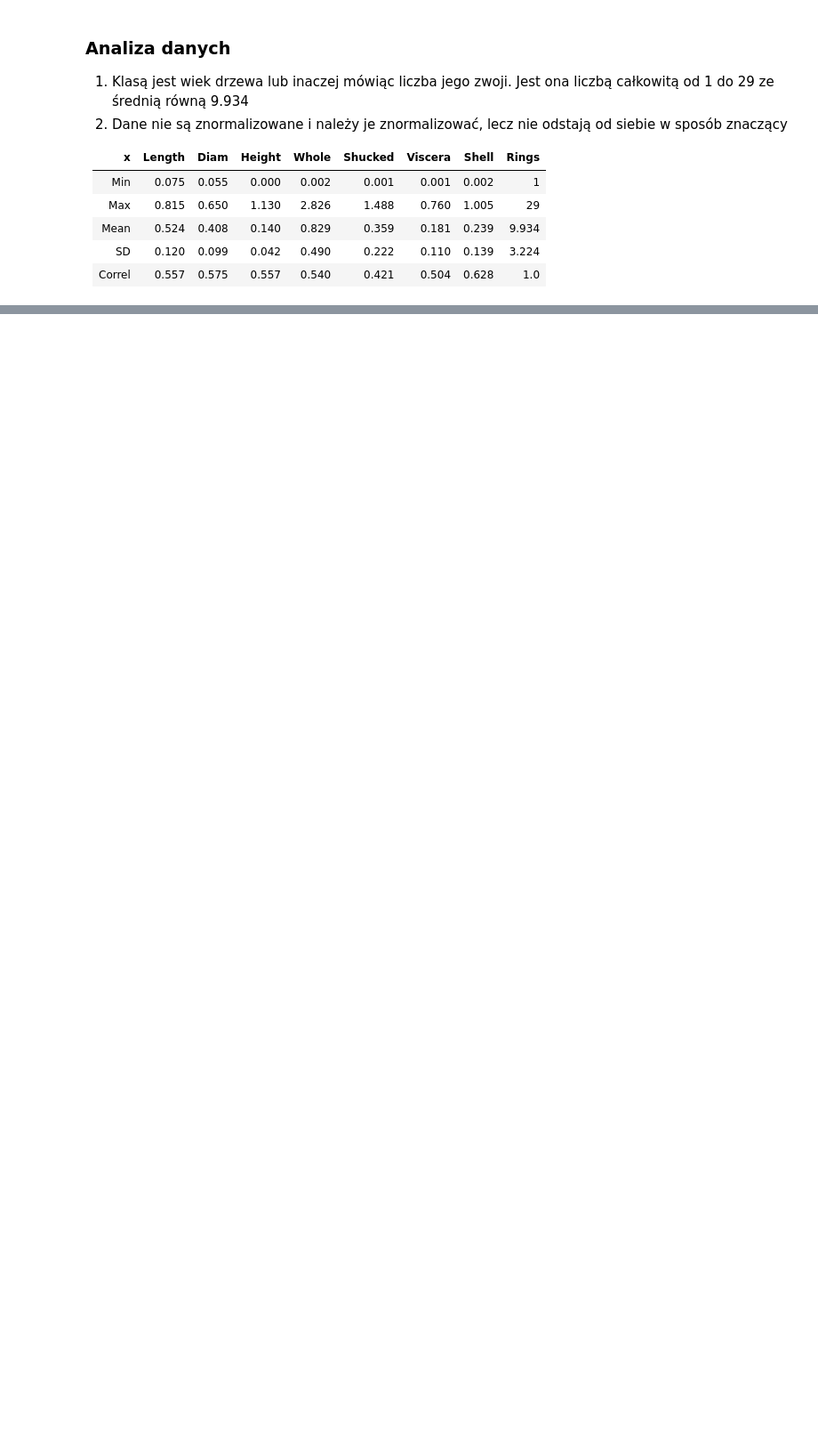
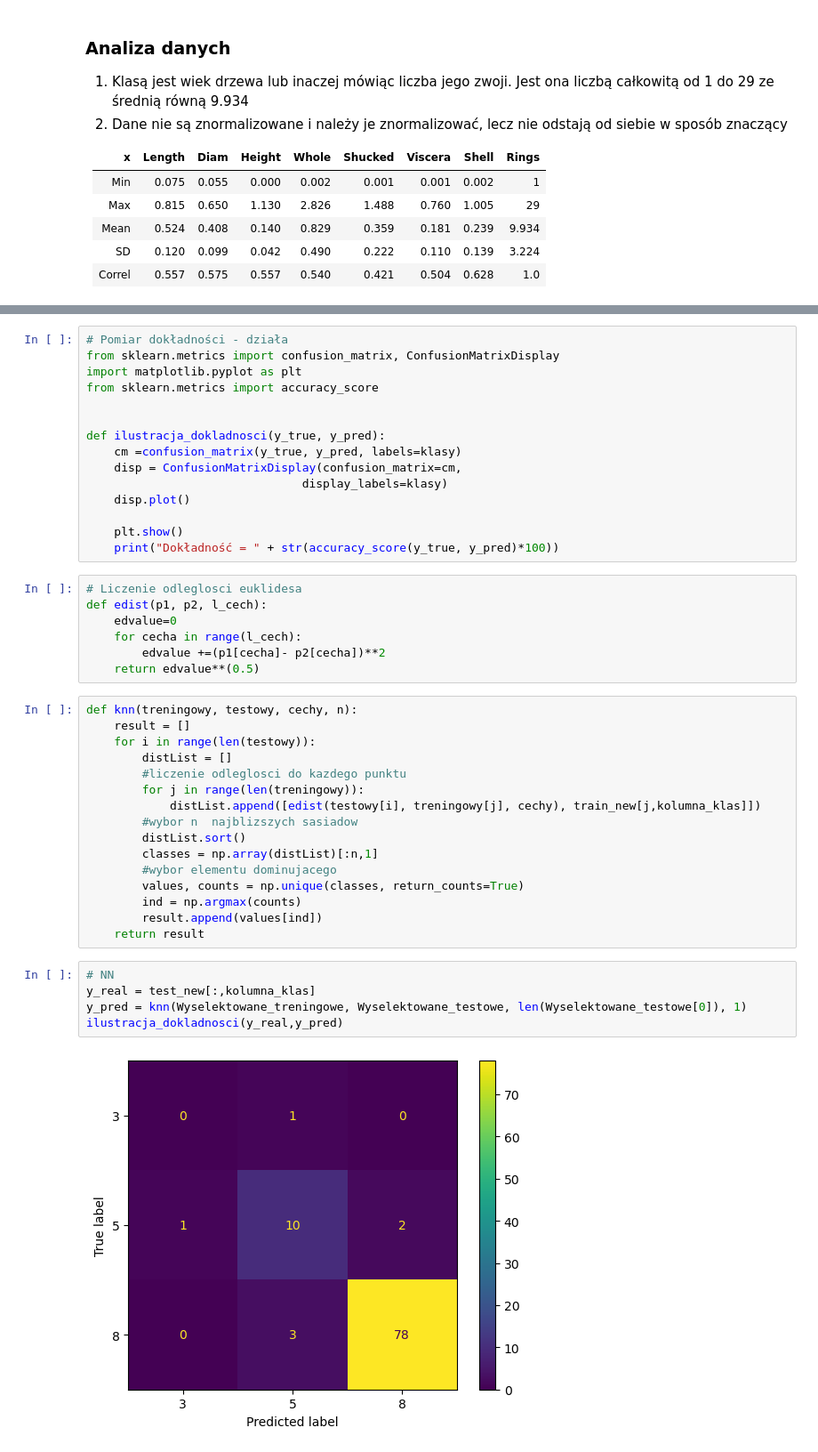
Before and after one commit to 249854KB/Statystyczne-metody-przetwarzania-danych, a Jupyter notebook: Lab6/Lab06.ipynb, the cells around one changed output, grey strips where cells are left out. Shown at 89% size. Saved outputs shown, nothing was run; the diff lists cells and outputs as text; blank space fills up the shorter version.

```diff
--- a/Lab6/Lab06.ipynb
+++ b/Lab6/Lab06.ipynb
@@ -136,0 +159,45 @@ print(len(test))
+# %%
+# Pomiar dokładności - działa
+from sklearn.metrics import confusion_matrix, ConfusionMatrixDisplay
+import matplotlib.pyplot as plt
+from sklearn.metrics import accuracy_score
+
+
+def ilustracja_dokladnosci(y_true, y_pred):
+    cm =confusion_matrix(y_true, y_pred, labels=klasy)
+    disp = ConfusionMatrixDisplay(confusion_matrix=cm,
+                               display_labels=klasy)
+    disp.plot()
+
+    plt.show()
+    print("Dokładność = " + str(accuracy_score(y_true, y_pred)*100))
+# %%
+# Liczenie odleglosci euklidesa
+def edist(p1, p2, l_cech):
+    edvalue=0
+    for cecha in range(l_cech):
+        edvalue +=(p1[cecha]- p2[cecha])**2
+    return edvalue**(0.5)
+# %%
+def knn(treningowy, testowy, cechy, n):
+    result = []
+    for i in range(len(testowy)):
+        distList = []
+        #liczenie odleglosci do kazdego punktu
+        for j in range(len(treningowy)):
+            distList.append([edist(testowy[i], treningowy[j], cechy), train_new[j,kolumna_klas]])
+        #wybor n  najblizszych sasiadow
+        distList.sort()
+        classes = np.array(distList)[:n,1]
+        #wybor elementu dominujacego
+        values, counts = np.unique(classes, return_counts=True)
+        ind = np.argmax(counts)
+        result.append(values[ind])
+    return result
+# %%
+# NN
+y_real = test_new[:,kolumna_klas]
+y_pred = knn(Wyselektowane_treningowe, Wyselektowane_testowe, len(Wyselektowane_testowe[0]), 1)
+ilustracja_dokladnosci(y_real,y_pred)
+# %% [output]
+[figure, added]
```
Also changed, not shown: parts of 7 cells of this notebook, 1 other file.
